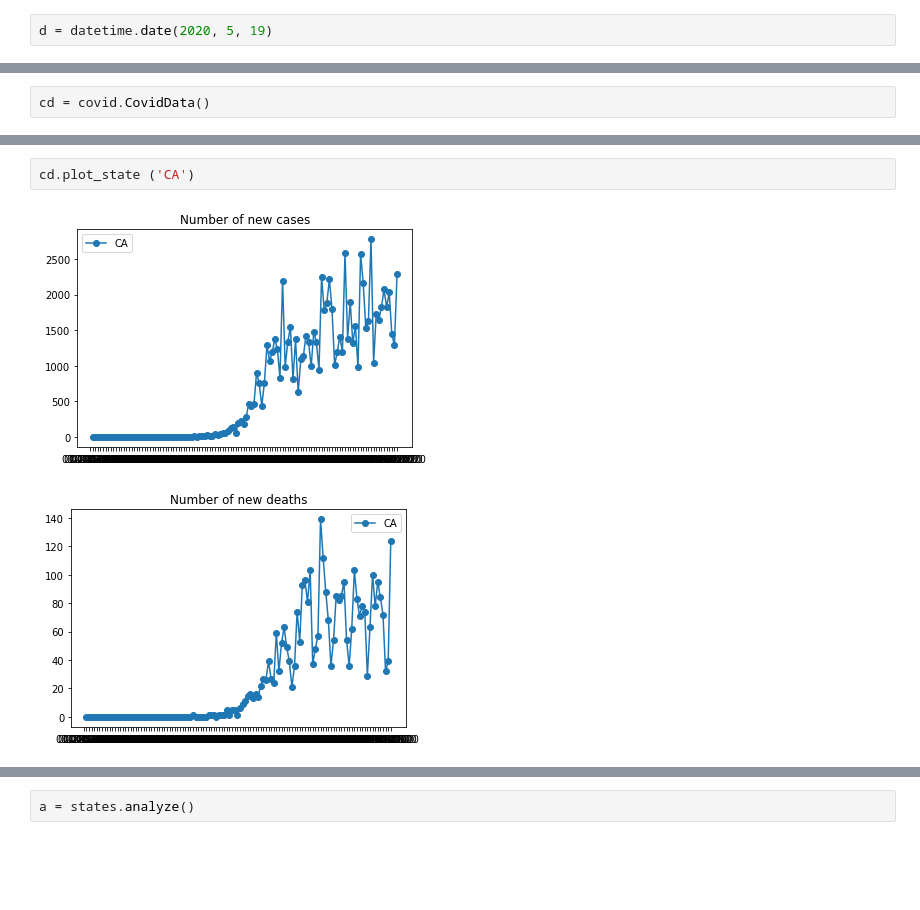
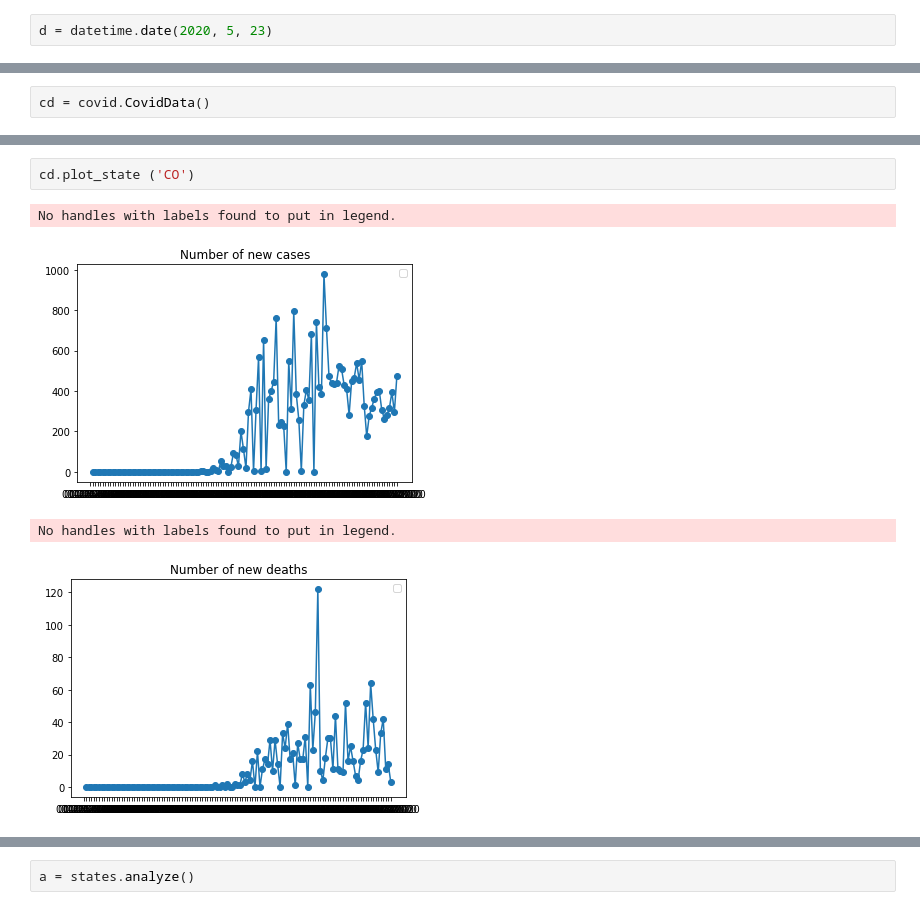
Before and after one commit to nearwalden/covid-compute, a Jupyter notebook: testing2.ipynb, the cells around one changed output, grey strips where cells are left out. Saved outputs shown, nothing was run; the diff lists cells and outputs as text; blank space fills up the shorter version.

```diff
--- a/testing2.ipynb
+++ b/testing2.ipynb
@@ -21,7 +21,7 @@ importlib.reload(states)
 # %% [output]
 <module 'states' from '/Users/dd/gitcode/covid-compute/states.py'>
 # %%
-d = datetime.date(2020, 5, 19)
+d = datetime.date(2020, 5, 23)
 # %%
 d = d + datetime.timedelta(days=1)
 # %%
@@ -36,6 +38,8 @@ cd.plot_county('Los Angeles, CA')
 # %%
-cd.plot_state ('CA')
+cd.plot_state ('CO')
 # %% [output]
+No handles with labels found to put in legend.
-[figure, old version]
+[figure, new version]
+No handles with labels found to put in legend.
-[figure, old version]
+[figure, new version]
 # %%
```
Also changed, not shown: parts of 8 cells of this notebook, 4 other files.
